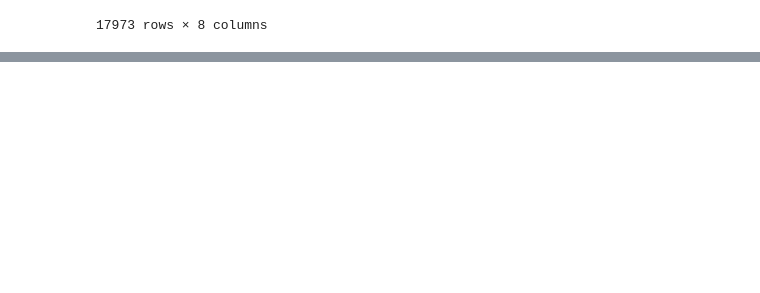
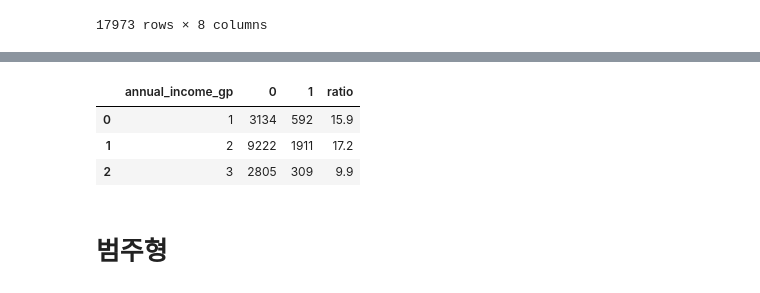
Before and after one commit to seonydg/ml-classification-Insurance-claim-fraud-forecast, a Jupyter notebook: insurance Claim Fraud Forecast.ipynb, the cells around one changed output, grey strips where cells are left out. Cells and saved outputs as stored; diff of their text form; code cells hidden in the pictures; blank space fills up the shorter version.

```diff
--- a/insurance Claim Fraud Forecast.ipynb
+++ b/insurance Claim Fraud Forecast.ipynb
@@ -178,0 +242,7 @@ df[categoical_list]
+# %%
+# 구간화
+import numpy as np
+df['annual_income_gp'] = np.where (df['annual_income'] <= 35000, 1,
+                           np.where(df['annual_income'] <= 40000, 2, 3))
+
+df[['annual_income','annual_income_gp']]
@@ -178,0 +263,27 @@ df[categoical_list]
+# %%
+# 구간화에 따른 청구 사기율
+cat_val='annual_income_gp'
+
+# ▶ 1단계
+df_tran = pd.DataFrame(df.groupby([cat_val, 'fraud'])['claim_number'].count()).reset_index()
+df_tran.head(5)
+
+# ▶ 2단계
+df_pivot = pd.pivot_table(df_tran,               # 피벗할 데이터프레임
+                      index = cat_val,           # 행 위치에 들어갈 열
+                      columns = 'fraud',         # 열 위치에 들어갈 열
+                      values = 'claim_number')   # 데이터로 사용할 열
+# ▶ 3단계
+df_pivot = df_pivot.reset_index()
+df_pivot.columns.names=['']
+
+# ▶ 4단계
+df_pivot['ratio'] =   round((df_pivot.iloc[:,2] / (df_pivot.iloc[:,1] + df_pivot.iloc[:,2])) * 100,1)
+df_pivot
+# %% [output]
+|  | annual_income_gp | 0 | 1 | ratio |
+| 0 | 1 | 3134 | 592 | 15.9 |
+| 1 | 2 | 9222 | 1911 | 17.2 |
+| 2 | 3 | 2805 | 309 | 9.9 |
+# %% [markdown]
+# 범주형
```
Also changed, not shown: parts of 8 cells of this notebook.
